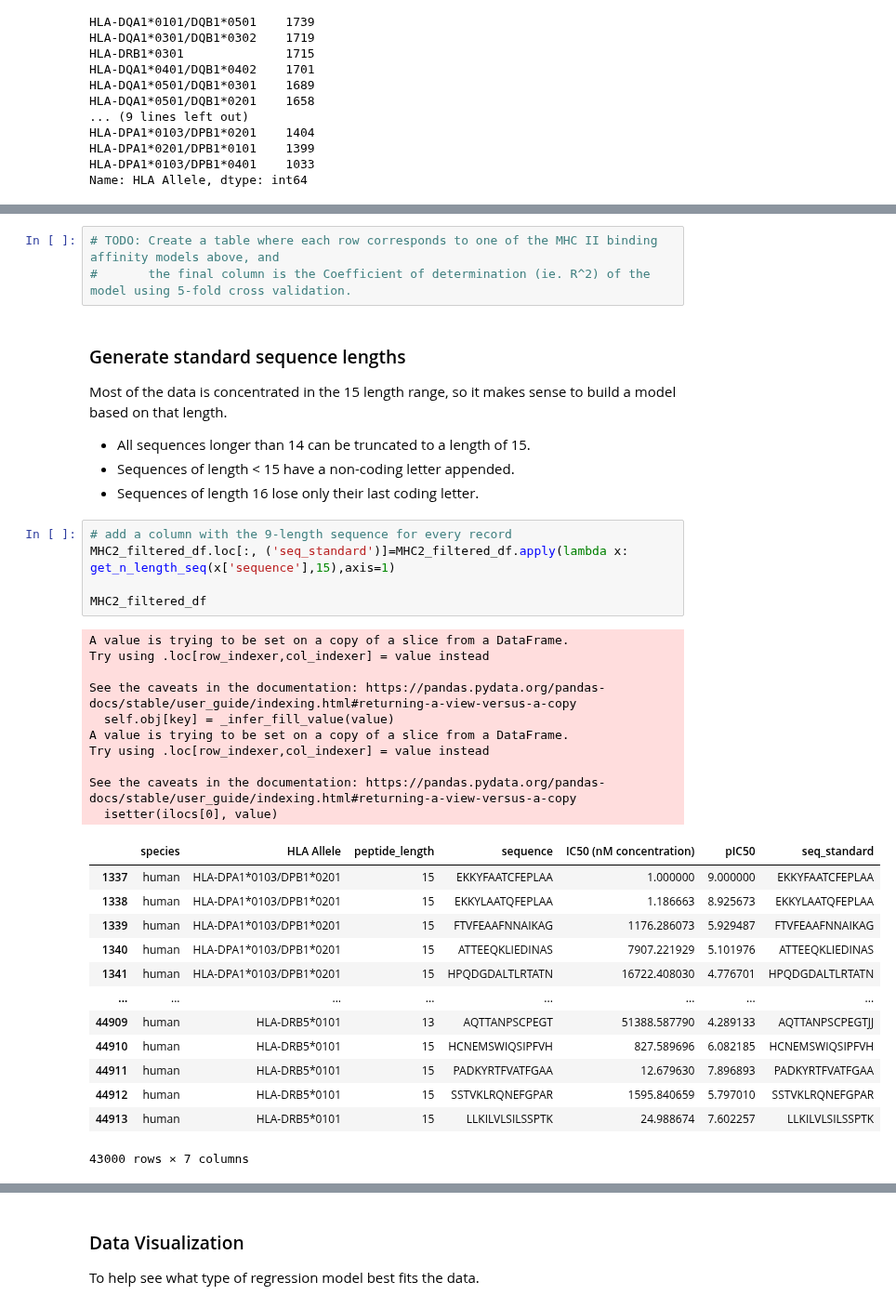
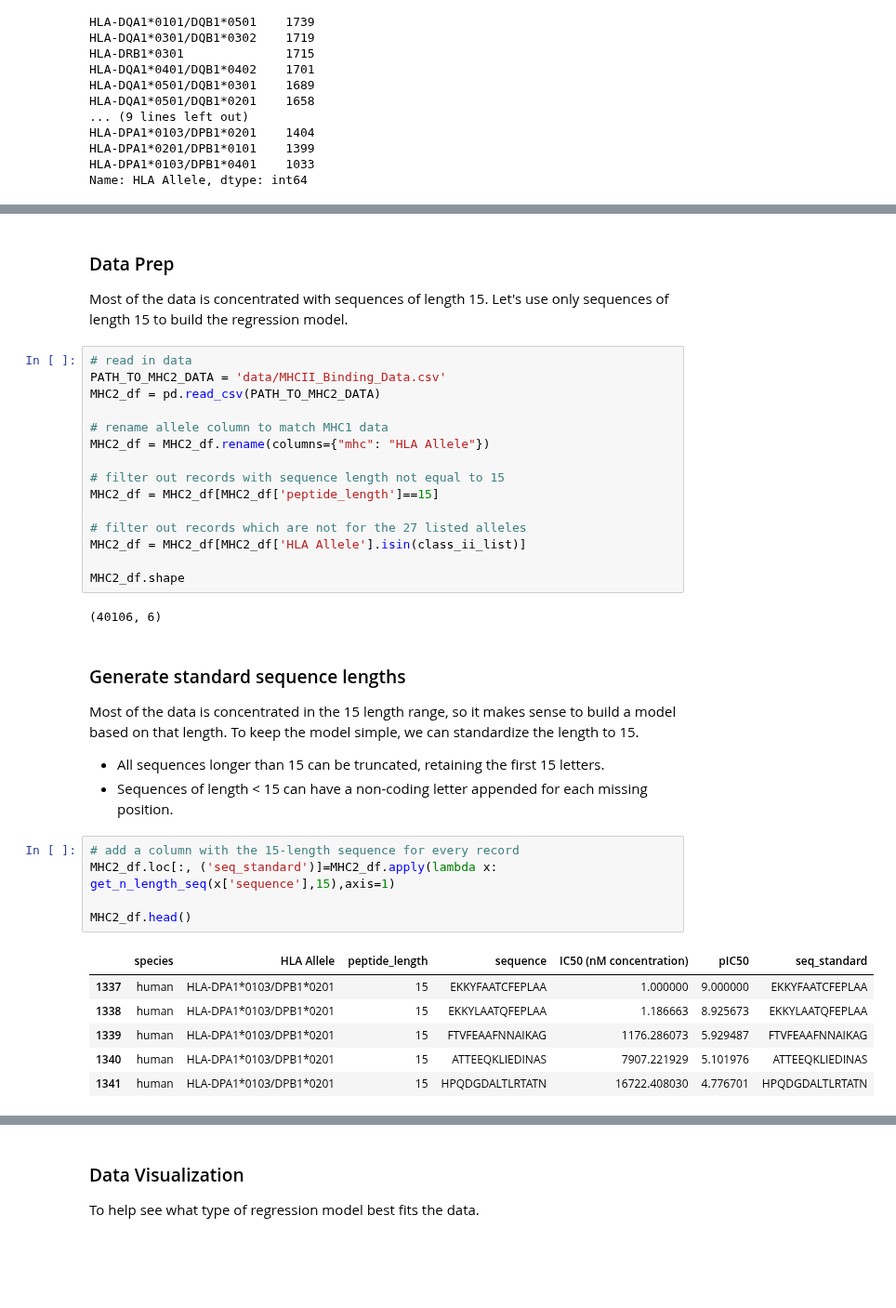
Before and after one commit to ryanquinnnelson/CMU-02718-HW5, a Jupyter notebook: 02_518_02_718_HW_5_ryann.ipynb, the cells around one changed output, grey strips where cells are left out. Shown at 93% size. Saved outputs shown, nothing was run; the diff lists cells and outputs as text; blank space fills up the shorter version.

```diff
--- a/02_518_02_718_HW_5_ryann.ipynb
+++ b/02_518_02_718_HW_5_ryann.ipynb
@@ -575,39 +514,38 @@ Name: peptide_length, dtype: int64
-# %%
-# TODO: Create a table where each row corresponds to one of the MHC II binding affinity models above, and
-#       the final column is the Coefficient of determination (ie. R^2) of the model using 5-fold cross validation.
+# %% [markdown]
+### Data Prep
+Most of the data is concentrated with sequences of length 15. Let's use only sequences of length 15 to build the regression model.
+# %%
+# read in data
+PATH_TO_MHC2_DATA = 'data/MHCII_Binding_Data.csv'
+MHC2_df = pd.read_csv(PATH_TO_MHC2_DATA)
+
+# rename allele column to match MHC1 data
+MHC2_df = MHC2_df.rename(columns={"mhc": "HLA Allele"})
+
+# filter out records with sequence length not equal to 15
+MHC2_df = MHC2_df[MHC2_df['peptide_length']==15]
+
+# filter out records which are not for the 27 listed alleles
+MHC2_df = MHC2_df[MHC2_df['HLA Allele'].isin(class_ii_list)]
+
+MHC2_df.shape
+# %% [output]
+(40106, 6)
 # %% [markdown]
 ### Generate standard sequence lengths
-Most of the data is concentrated in the 15 length range, so it makes sense to build a model based on that length.
+Most of the data is concentrated in the 15 length range, so it makes sense to build a model based on that length. To keep the model simple, we can standardize the length to 15.
 
-- All sequences longer than 14 can be truncated to a length of 15.
-- Sequences of length < 15 have a non-coding letter appended.
-- Sequences of length 16 lose only their last coding letter.
+- All sequences longer than 15 can be truncated, retaining the first 15 letters.
+- Sequences of length < 15 can have a non-coding letter appended for each missing position.
 # %%
-# add a column with the 9-length sequence for every record
-MHC2_filtered_df.loc[:, ('seq_standard')]=MHC2_filtered_df.apply(lambda x: get_n_length_seq(x['sequence'],15),axis=1)
+# add a column with the 15-length sequence for every record
+MHC2_df.loc[:, ('seq_standard')]=MHC2_df.apply(lambda x: get_n_length_seq(x['sequence'],15),axis=1)
 
-MHC2_filtered_df
+MHC2_df.head()
 # %% [output]
-A value is trying to be set on a copy of a slice from a DataFrame.
-Try using .loc[row_indexer,col_indexer] = value instead
-
-See the caveats in the documentation: https://pandas.pydata.org/pandas-docs/stable/user_guide/indexing.html#returning-a-view-versus-a-copy
-  self.obj[key] = _infer_fill_value(value)
-A value is trying to be set on a copy of a slice from a DataFrame.
-Try using .loc[row_indexer,col_indexer] = value instead
-
-See the caveats in the documentation: https://pandas.pydata.org/pandas-docs/stable/user_guide/indexing.html#returning-a-view-versus-a-copy
-  isetter(ilocs[0], value)
 |  | species | HLA Allele | peptide_length | sequence | IC50 (nM concentration) | pIC50 | seq_standard |
 | 1337 | human | HLA-DPA1*0103/DPB1*0201 | 15 | EKKYFAATCFEPLAA | 1.000000 | 9.000000 | EKKYFAATCFEPLAA |
 | 1338 | human | HLA-DPA1*0103/DPB1*0201 | 15 | EKKYLAATQFEPLAA | 1.186663 | 8.925673 | EKKYLAATQFEPLAA |
 | 1339 | human | HLA-DPA1*0103/DPB1*0201 | 15 | FTVFEAAFNNAIKAG | 1176.286073 | 5.929487 | FTVFEAAFNNAIKAG |
 | 1340 | human | HLA-DPA1*0103/DPB1*0201 | 15 | ATTEEQKLIEDINAS | 7907.221929 | 5.101976 | ATTEEQKLIEDINAS |
 | 1341 | human | HLA-DPA1*0103/DPB1*0201 | 15 | HPQDGDALTLRTATN | 16722.408030 | 4.776701 | HPQDGDALTLRTATN |
-| ... | ... | ... | ... | ... | ... | ... | ... |
-| 44909 | human | HLA-DRB5*0101 | 13 | AQTTANPSCPEGT | 51388.587790 | 4.289133 | AQTTANPSCPEGTJJ |
-| 44910 | human | HLA-DRB5*0101 | 15 | HCNEMSWIQSIPFVH | 827.589696 | 6.082185 | HCNEMSWIQSIPFVH |
-| 44911 | human | HLA-DRB5*0101 | 15 | PADKYRTFVATFGAA | 12.679630 | 7.896893 | PADKYRTFVATFGAA |
-| 44912 | human | HLA-DRB5*0101 | 15 | SSTVKLRQNEFGPAR | 1595.840659 | 5.797010 | SSTVKLRQNEFGPAR |
-| 44913 | human | HLA-DRB5*0101 | 15 | LLKILVLSILSSPTK | 24.988674 | 7.602257 | LLKILVLSILSSPTK |
-43000 rows × 7 columns
```
Also changed, not shown: parts of 18 cells of this notebook.
